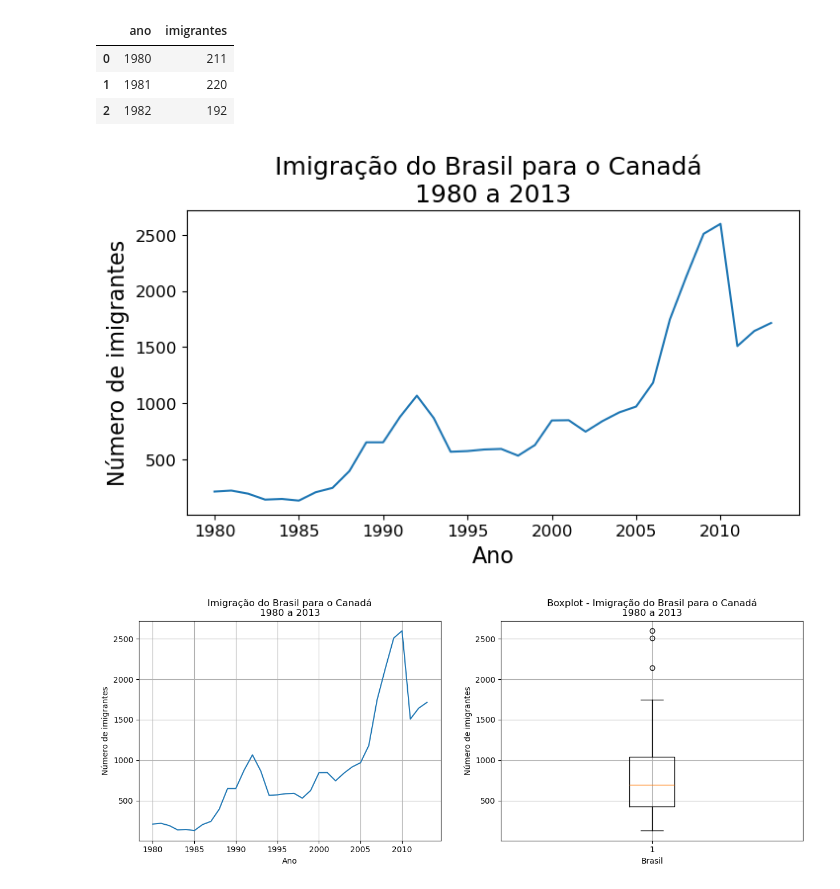
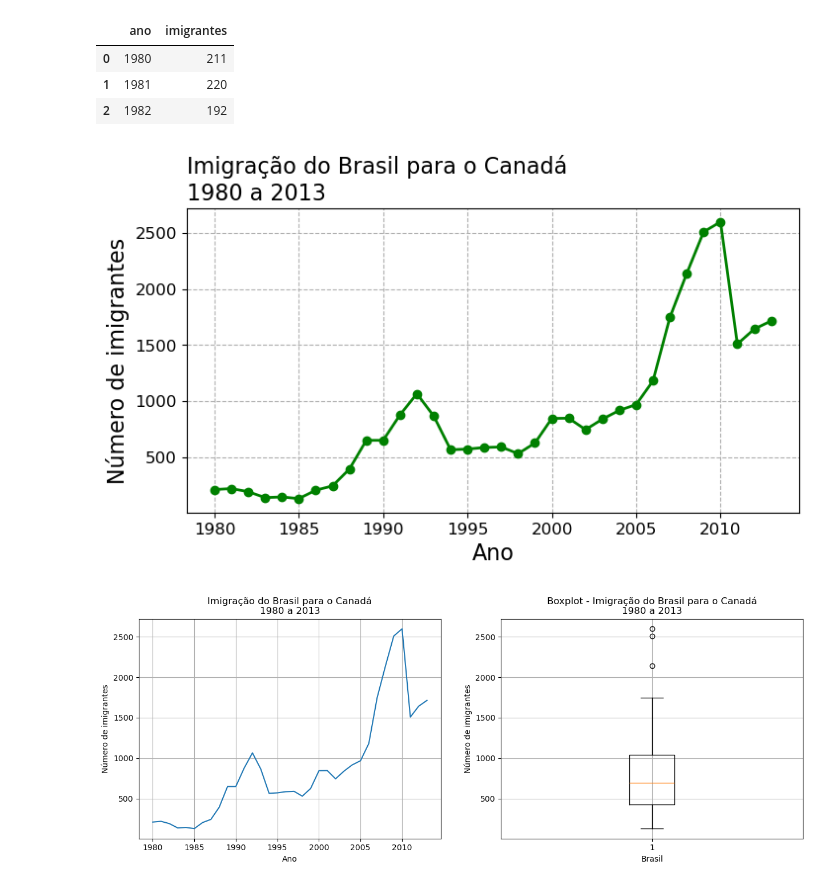
Before and after one commit to emersonsantosgithub/Caderno_Visualiza-o, a Jupyter notebook: caderno_visualizacao.ipynb, the cells around one changed output. Drawn from its saved outputs; the diff is of its cells as text; code cells hidden in the pictures.

```diff
--- a/caderno_visualizacao.ipynb
+++ b/caderno_visualizacao.ipynb
@@ -50,20 +50,21 @@ dados_brasil.head(3)
 # %%
 """Estamos criando  uma figura (fig) e um eixo (ax) usando plt.subplots().
 Em seguida, o gráfico de linha é traçado com ax.plot(), e os rótulos dos eixos e o título
 são adicionados com set_xlabel(), set_ylabel() e set_title(). Por fim, o gráfico é exibido com plt.show()."""
 
 
 fig, ax = plt.subplots(figsize=(8, 4))  # Criando a figura (fig) e o eixo (ax) com tamanho definido
-ax.plot(dados_brasil['ano'], dados_brasil['imigrantes'])  # Plotando os dados: anos no eixo X e número de imigrantes no eixo Y
-ax.set_title("Imigração do Brasil para o Canadá \n1980 a 2013",fontsize=18)  # Adicionando título com quebra de linha (\n) para subtítulo
+ax.plot(dados_brasil['ano'], dados_brasil['imigrantes'],lw=2,marker='o',color='g')  # Plotando os dados: anos no eixo X e número de imigrantes no eixo Y
+ax.set_title("Imigração do Brasil para o Canadá \n1980 a 2013",fontsize=16, loc='left')  # Adicionando título com quebra de linha (\n) para subtítulo
 ax.xaxis.set_major_locator(plt.MultipleLocator(5))  # Definindo intervalo de 5 anos no eixo X
 ax.set_xlabel("Ano",fontsize=16)  # Adicionando rótulo ao eixo X
 ax.set_ylabel("Número de imigrantes",fontsize=16)  # Adicionando rótulo ao eixo Y
 ax.xaxis.set_tick_params(labelsize=12)
 ax.yaxis.set_tick_params(labelsize=12)  # Rotacionando os rótulos do eixo X em 45 graus para melhor legibilidade
+plt.grid(linestyle='--')  # Adicionando grade ao gráfico
 plt.show()  # Exibindo o gráfico
 # %% [output]
-[figure, old version]
+[figure, new version]
 # %%
 """Criando duas visualizações (um gráfico de linha e um boxplot) usando a função subplots com axes."""
 
```
